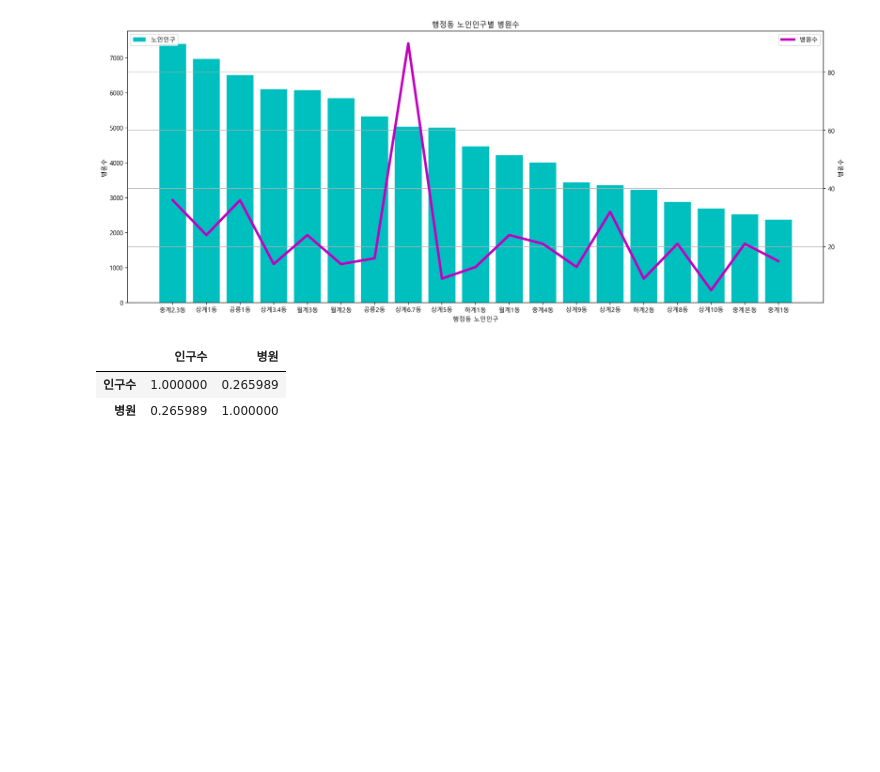
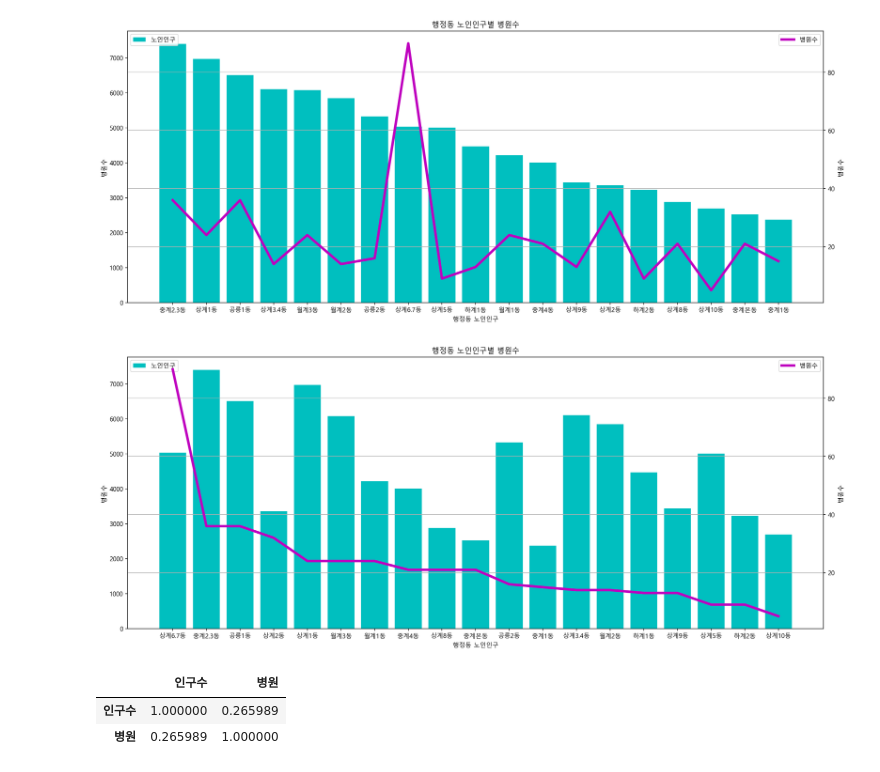
Before and after one commit to seoyoungSohn/CapstoneDesign1, a Jupyter notebook: old_infra/인구수와 병원수의 상관관계.ipynb, the cells around one changed output. Drawn from its saved outputs; the diff is of its cells as text; code cells hidden in the pictures; blank space fills up the shorter version.

Commit message:
Add files via upload
인구수 기준으로 정렬한 그래프 추가,  상관관계 인사이트 추가

```diff
--- a/old_infra/인구수와 병원수의 상관관계.ipynb
+++ b/old_infra/인구수와 병원수의 상관관계.ipynb
@@ -53,6 +56,27 @@ plt.grid()
 plt.show()
 # %% [output]
 [figure]
+# %%
+# 병원수 기준으로
+fig, ax1 = plt.subplots(figsize=(20, 8))
+plt.title("행정동 노인인구별 병원수")
+
+ax1.set_xlabel("행정동 노인인구")
+ax1.set_ylabel("병원수")
+ax1.bar(df2["행정동명"], df2["인구수"], color="c", label="노인인구")
+ax1.legend(loc=2)
+
+ax2= ax1.twinx()
+ax2.set_ylabel("병원수")
+ax2.plot(df2["행정동명"], df2["병원"], color="m", linewidth=4.0, label="병원수")
+ax2.legend(loc=1)
+
+plt.legend()
+plt.grid()
+
+plt.show()
+# %% [output]
+[figure, added]
 # %%
 df.corr()
 # %% [output]
```
Also changed, not shown: parts of 9 cells of this notebook.
